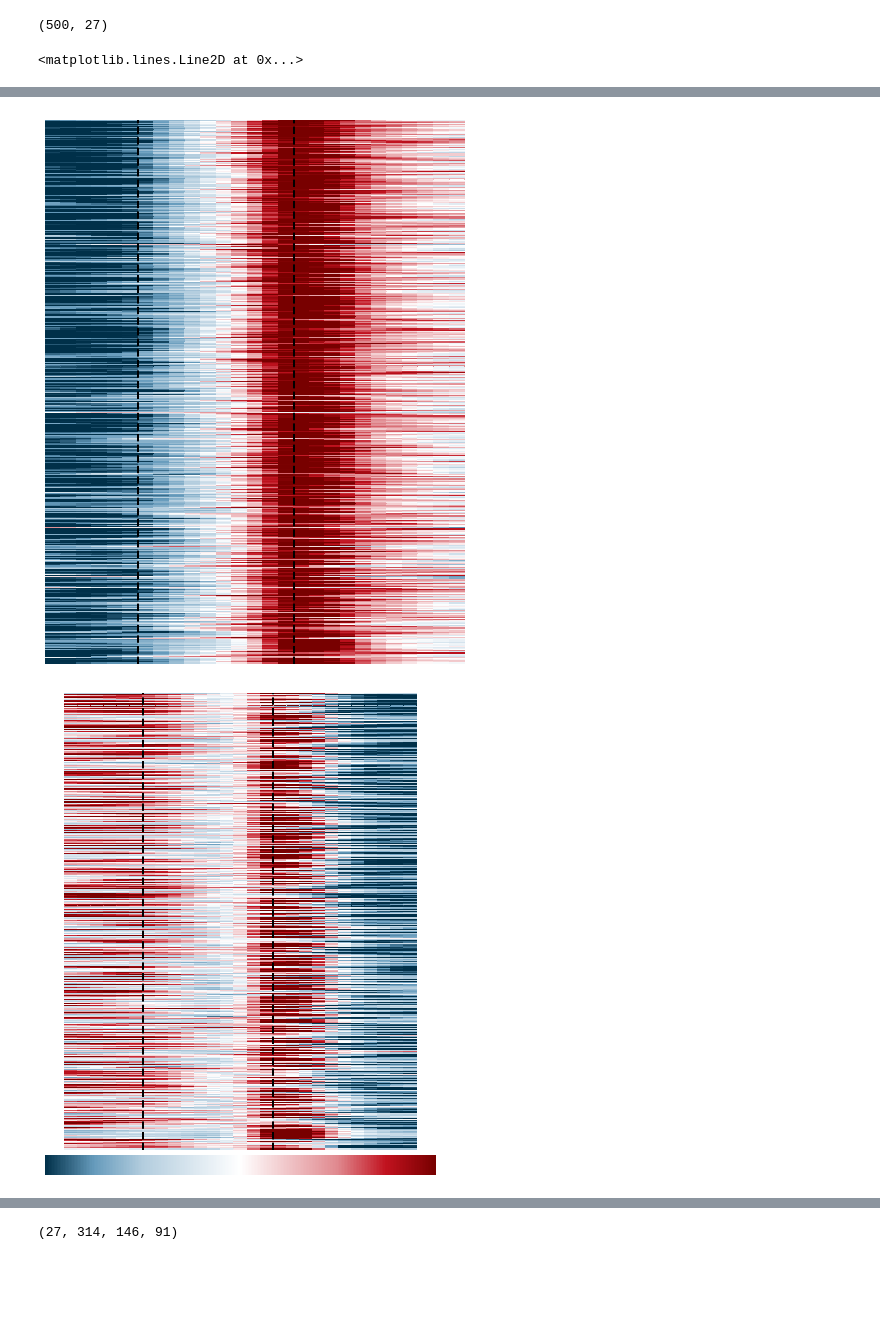
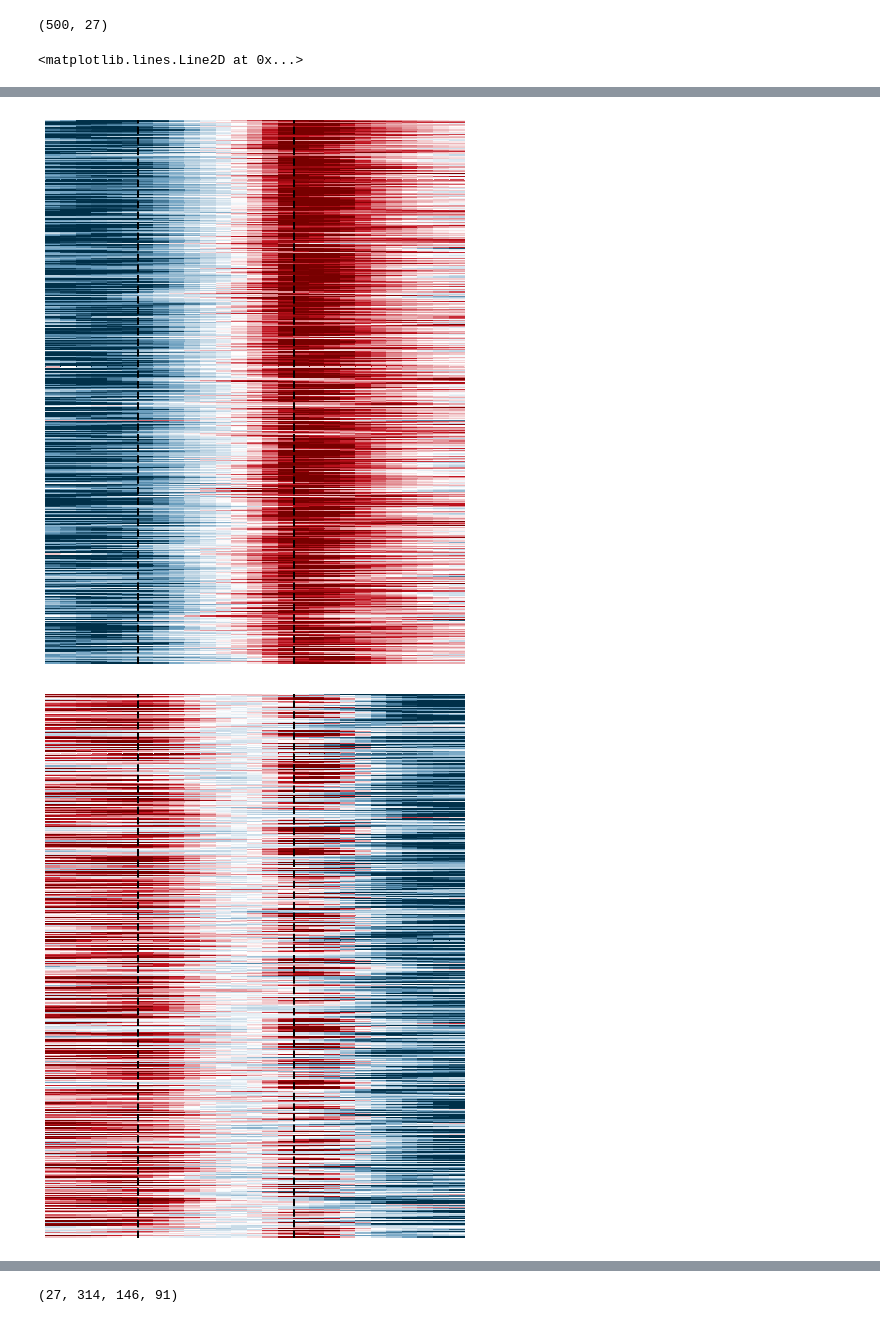
Before and after one commit to ClandininLab/brainsss, a Jupyter notebook: notebooks/20250918_fig3_FINAL.ipynb, the cells around one changed output, grey strips where cells are left out. Drawn from its saved outputs; the diff is of its cells as text; code cells hidden in the pictures; blank space fills up the shorter version.

```diff
--- a/notebooks/20250918_fig3_FINAL.ipynb
+++ b/notebooks/20250918_fig3_FINAL.ipynb
@@ -54,13 +54,13 @@ save_dir=os.path.join(later_dir,'figs')
 # Suppress RuntimeWarning
 warnings.filterwarnings('ignore', category=RuntimeWarning)
 # %%
-event1='new_10flies_5sec'
+event1='new_best_5sec'
 # event2='best'
 n_clusters=500
 label_files=[]
 cluster_files=[]
 for file in os.listdir(cluster_dir):
-    print(file)
+#     print(file)
     if f'_{n_clusters}' in file and 'labels' in file and 'total' in file:
         label_files.append(file)
     elif f'_{n_clusters}_' in file and 'clusters' in file and event1 in file:
@@ -217,7 +216,7 @@ axs.axvline(x=16, ymin=0, ymax=1, ls='--', color='k', lw=2)
 fig,axs=plt.subplots(figsize=(10,10))
 sns.heatmap(gaussian_filter1d(plot_dict['dec'],sigma=2), cmap=cmap_personal, ax=axs,square=False,
             center=0, vmax=vmax, vmin=vmin,yticklabels=False,xticklabels=False,
-            cbar=True, cbar_kws={'orientation': 'horizontal', 'shrink':0.7, 'ticks': [],"pad": 0.01})
+            cbar=False, cbar_kws={'orientation': 'horizontal', 'shrink':0.7, 'ticks': [],"pad": 0.01})
 axs.set_aspect(ax_ap)
 axs.axvline(x=6, ymin=0, ymax=1, ls='--', color='k', lw=2)
 axs.axvline(x=16, ymin=0, ymax=1, ls='--', color='k', lw=2)
@@ -226,7 +225,7 @@ axs.axvline(x=16, ymin=0, ymax=1, ls='--', color='k', lw=2)
 fig,axs=plt.subplots(figsize=(10,10))
 sns.heatmap(gaussian_filter1d(plot_dict['non'],sigma=2), cmap=cmap_personal, ax=axs,square=False,
             center=0, vmax=vmax, vmin=vmin,yticklabels=False,xticklabels=False,
-            cbar=True, cbar_kws={'orientation': 'horizontal', 'shrink':0.7, 'ticks': [],"pad": 0.01})
+            cbar=False, cbar_kws={'orientation': 'horizontal', 'shrink':0.7, 'ticks': [],"pad": 0.01})
 axs.set_aspect(ax_ap)
 axs.axvline(x=6, ymin=0, ymax=1, ls='--', color='k', lw=2)
 axs.axvline(x=16, ymin=0, ymax=1, ls='--', color='k', lw=2)
@@ -239,2 +238,2 @@ axs.axvline(x=16, ymin=0, ymax=1, ls='--', color='k', lw=2)
-[figure, old version]
+[figure, new version]
-[figure, old version]
+[figure, new version]
```
Also changed, not shown: parts of 14 cells of this notebook, 12 other files.
